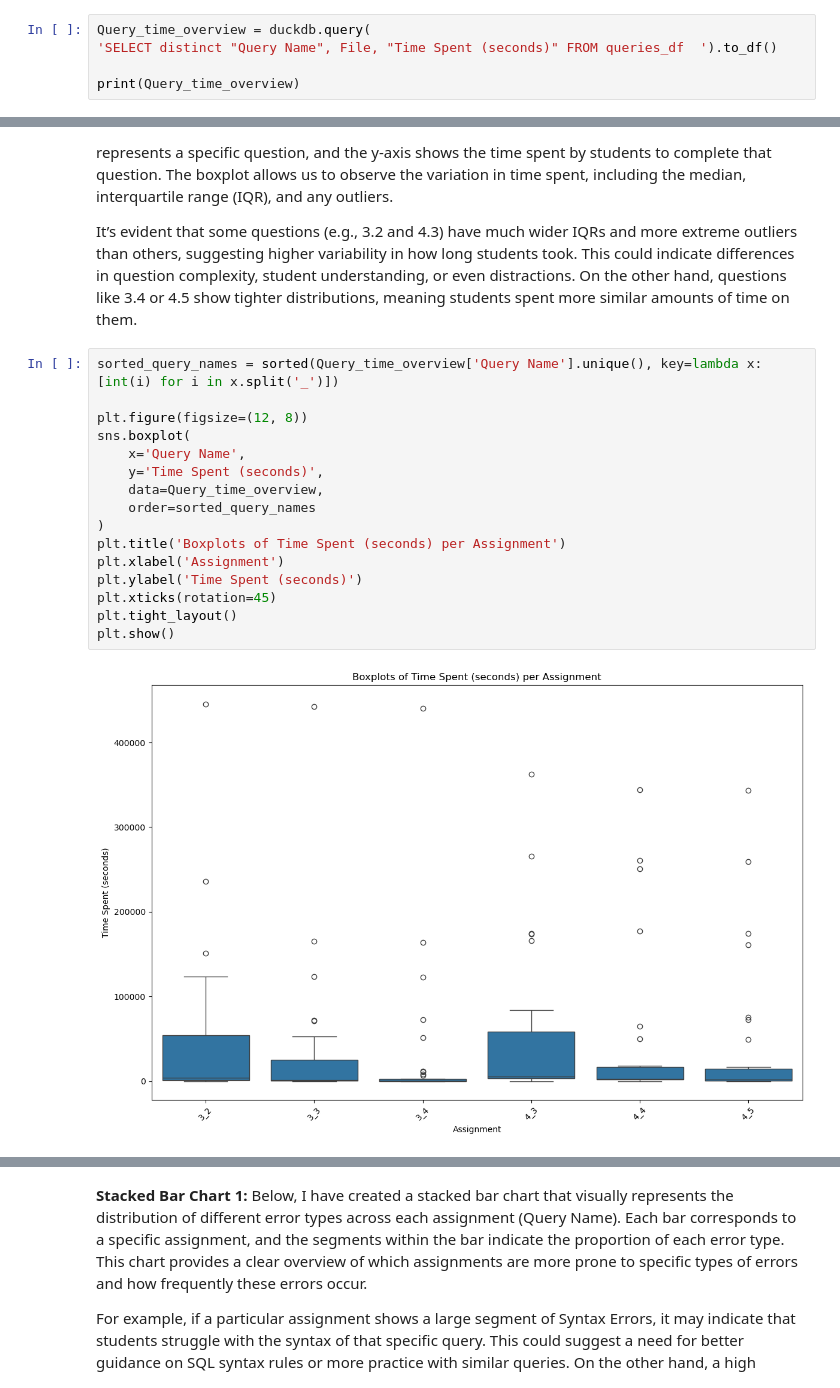
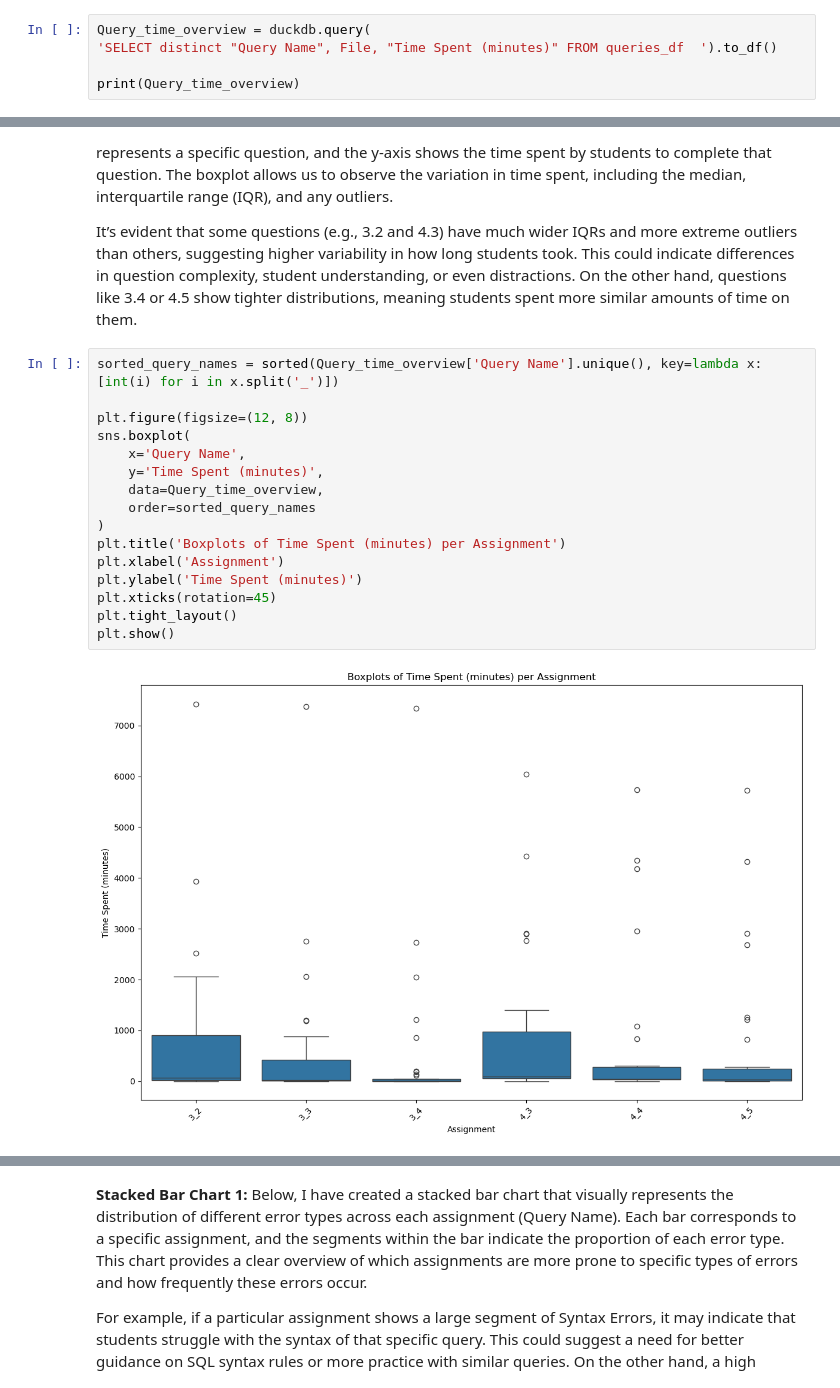
Before and after one commit to NihalBou14/Scriptie, a Jupyter notebook: Exploratory Data Analysis.ipynb, the cells around one changed output, grey strips where cells are left out. Drawn from its saved outputs; the diff is of its cells as text.

```diff
--- a/Exploratory Data Analysis.ipynb
+++ b/Exploratory Data Analysis.ipynb
@@ -516,7 +582,7 @@ print(Query_Amount_Overview )
 [213 rows x 3 columns]
 # %%
 Query_time_overview = duckdb.query(
-'SELECT distinct "Query Name", File, "Time Spent (seconds)" FROM queries_df  ').to_df()
+'SELECT distinct "Query Name", File, "Time Spent (minutes)" FROM queries_df  ').to_df()
 
 print(Query_time_overview)
 # %% [output]
@@ -542,18 +608,18 @@ It’s evident that some questions (e.g., 3.2 and 4.3) have much wider IQRs and
 # %%
 sorted_query_names = sorted(Query_time_overview['Query Name'].unique(), key=lambda x: [int(i) for i in x.split('_')])
 
 plt.figure(figsize=(12, 8))
 sns.boxplot(
     x='Query Name',
-    y='Time Spent (seconds)',
+    y='Time Spent (minutes)',
     data=Query_time_overview,
     order=sorted_query_names
 )
-plt.title('Boxplots of Time Spent (seconds) per Assignment')
+plt.title('Boxplots of Time Spent (minutes) per Assignment')
 plt.xlabel('Assignment')
-plt.ylabel('Time Spent (seconds)')
+plt.ylabel('Time Spent (minutes)')
 plt.xticks(rotation=45)
 plt.tight_layout()
 plt.show()
 # %% [output]
-[figure, old version]
+[figure, new version]
```
Also changed, not shown: parts of 79 cells of this notebook.
